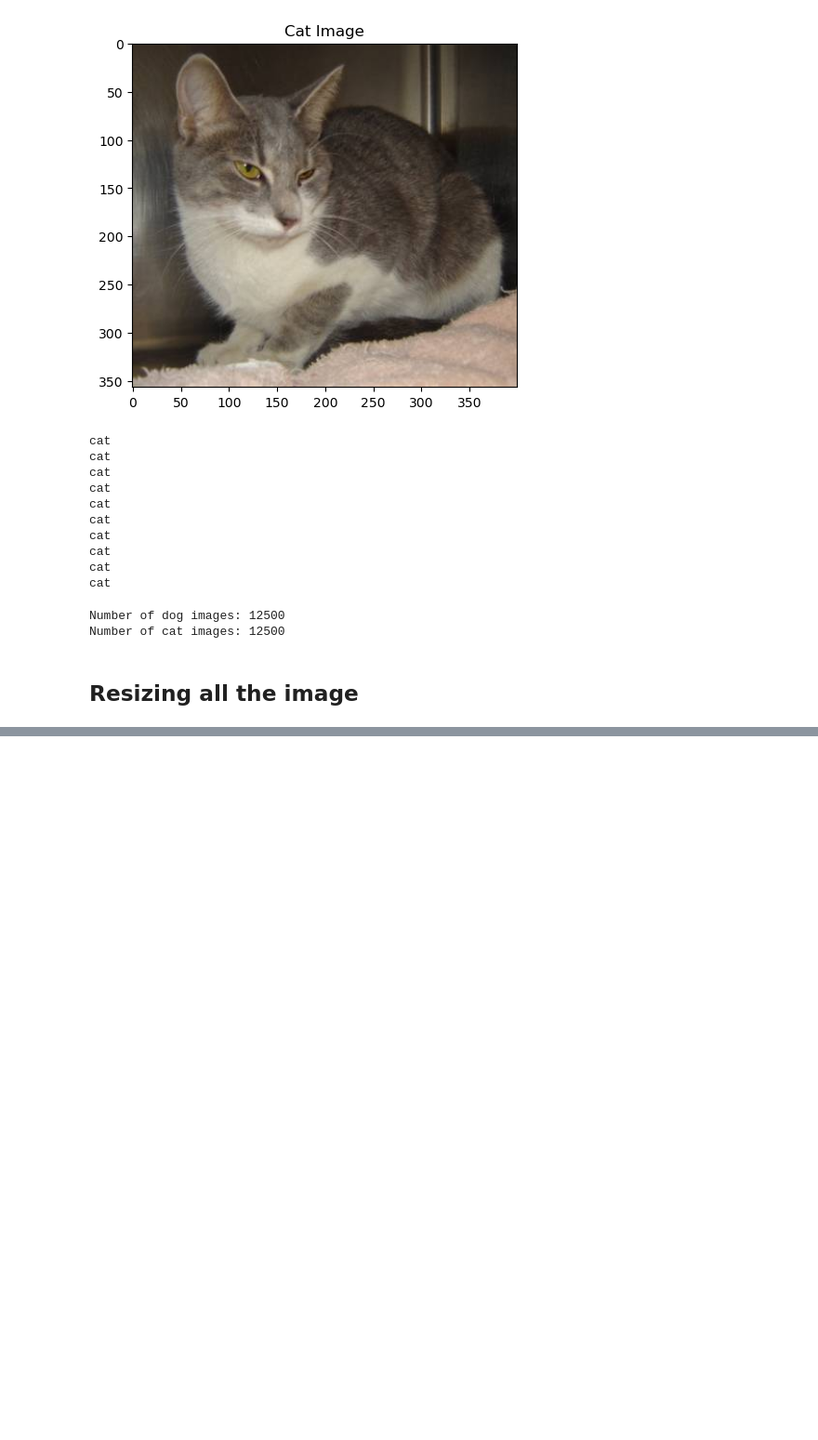
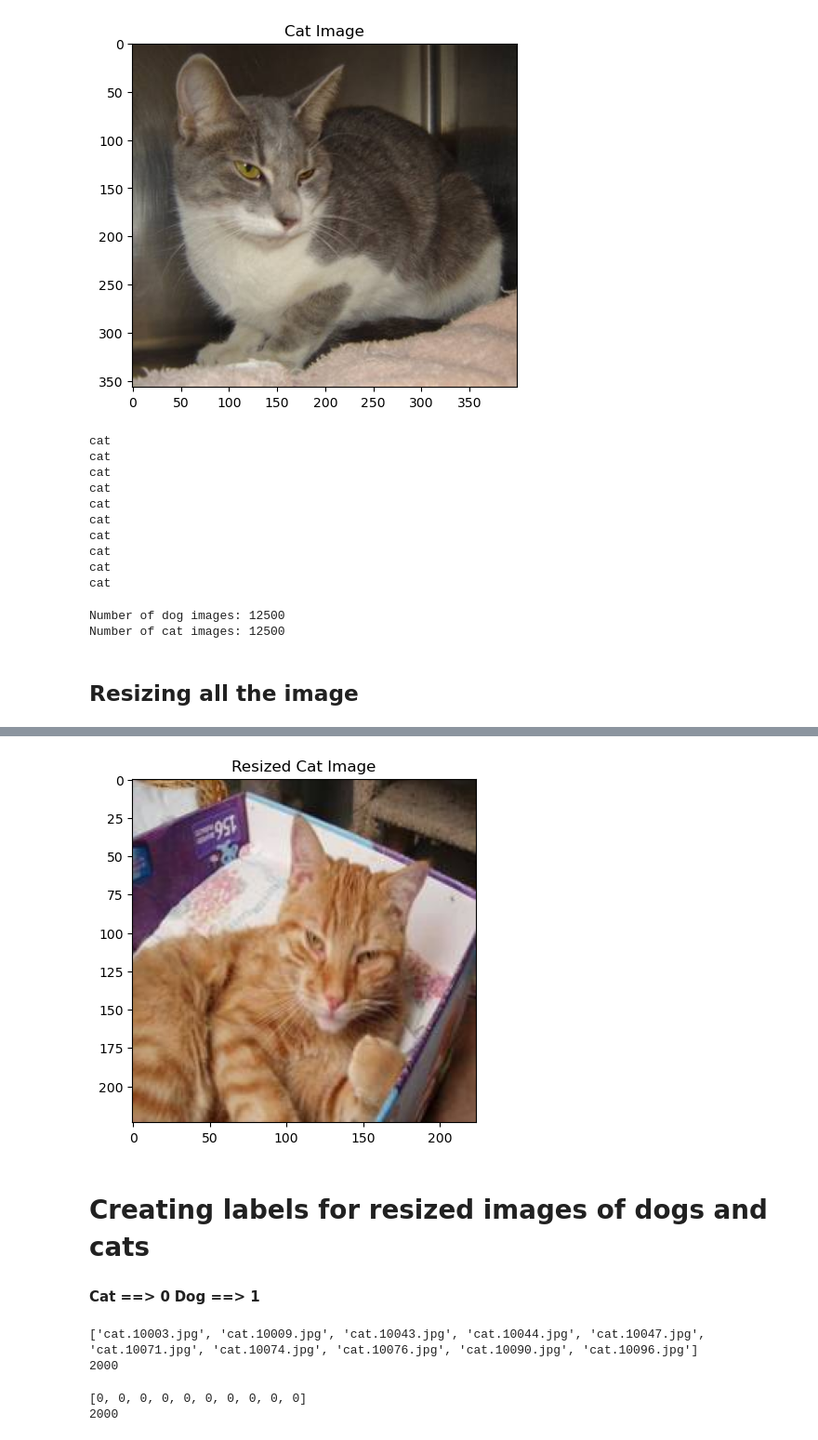
Before and after one commit to PRAFULPAWAR8888/AI-ML-Projects2025, a Jupyter notebook: DL/DL4-Dog_Cat_Classification-Transfer_Learning/Dog_VS_Cat_Classification_Using_Transfer_Learning.ipynb, the cells around one changed output, grey strips where cells are left out. Shown at 93% size. Saved outputs shown, nothing was run; the diff lists cells and outputs as text; code cells hidden in the pictures; blank space fills up the shorter version.

```diff
--- a/DL/DL4-Dog_Cat_Classification-Transfer_Learning/Dog_VS_Cat_Classification_Using_Transfer_Learning.ipynb
+++ b/DL/DL4-Dog_Cat_Classification-Transfer_Learning/Dog_VS_Cat_Classification_Using_Transfer_Learning.ipynb
@@ -147,0 +198,13 @@ Resizing and saving completed.
+# %%
+# display cat image
+img = mpimg.imread("C:/Users/pawar/Desktop/AiML Projects/DL/DL4-Dog_Cat_Classification-Transfer_Learning/resized_images/cat.1236.jpg")
+plt.imshow(img)
+plt.title("Resized Cat Image")
+plt.show()
+# %% [output]
+[figure, added]
+# %% [markdown]
+# Creating labels for resized images of  dogs and cats
+# %% [markdown]
+**Cat ==> 0**
+**Dog ==> 1**
@@ -147,0 +223,13 @@ Resizing and saving completed.
+# %%
+print(file_names[:10])  # Print first 10 file names
+print(len(file_names))  # Print total number of files
+# %% [output]
+['cat.10003.jpg', 'cat.10009.jpg', 'cat.10043.jpg', 'cat.10044.jpg', 'cat.10047.jpg', 'cat.10071.jpg', 'cat.10074.jpg', 'cat.10076.jpg', 'cat.10090.jpg', 'cat.10096.jpg']
+2000
+# %%
+# print first 10 labels
+print(labels[:10])
+print(len(labels))  # Print total number of labels
+# %% [output]
+[0, 0, 0, 0, 0, 0, 0, 0, 0, 0]
+2000
```
Also changed, not shown: parts of 31 cells of this notebook.
